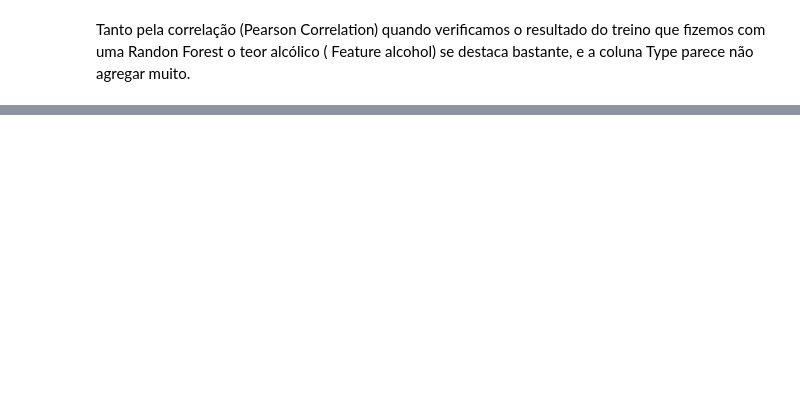
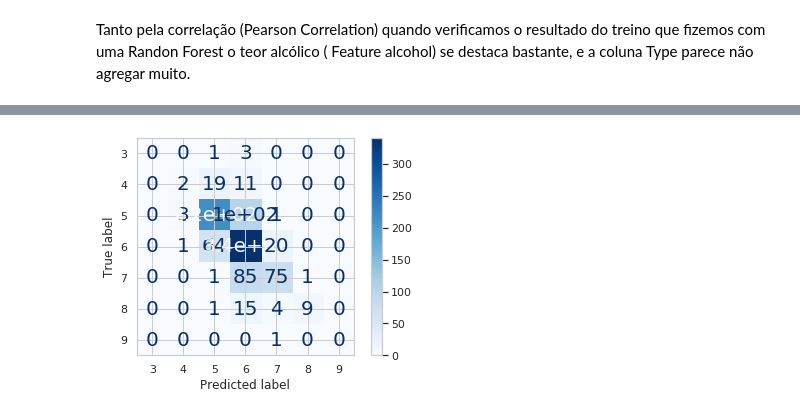
Before and after one commit to ebertolo/wine-quality, a Jupyter notebook: wine-quality-analysis.ipynb, the cells around one changed output, grey strips where cells are left out. Drawn from its saved outputs; the diff is of its cells as text; code cells hidden in the pictures; blank space fills up the shorter version.

Commit message:
Model and Validation

```diff
--- a/wine-quality-analysis.ipynb
+++ b/wine-quality-analysis.ipynb
@@ -323,0 +370,8 @@ Porém aqui vamos utilizar k-folding para garantir que ao validarmos nosso model
+# %%
+X_train, X_test, y_train, y_test = train_test_split(x_min_features, y_hat, test_size=0.15, random_state=random_seed, stratify=y_hat)
+
+rfc = RandomForestClassifier(random_state=random_seed, n_estimators=25, max_depth=13)
+rfc.fit(X_train, y_train)
+
+predictions = rfc.predict(X_test)
+print(classification_report(y_test, predictions, zero_division=False))
@@ -323,0 +398,11 @@ Porém aqui vamos utilizar k-folding para garantir que ao validarmos nosso model
+# %%
+param_grid = {
+                 "n_estimators": [10, 15, 20, 25, 30, 50, 100, 150, 200],
+                 "max_depth": [8, 9, 10, 11, 12, 13, 14, 15, 20, 30],
+                "max_features": [5, 6, 7, 8, 9, 10, 11, 12]
+             }
+# %%
+from sklearn.model_selection import GridSearchCV
+
+grid_rfc = GridSearchCV(rfc, param_grid, cv=5, verbose=True, n_jobs=4)
+grid_rfc.fit(x_features, y_hat)
@@ -323,0 +455,17 @@ Porém aqui vamos utilizar k-folding para garantir que ao validarmos nosso model
+# %%
+X_train, X_test, y_train, y_test = train_test_split(x_features, y_hat, test_size=0.15, random_state=random_seed, stratify=y_hat)
+rfc_v1 = RandomForestClassifier(random_state=random_seed, n_estimators=25, max_depth=13)
+rfc_v1.fit(X_train, y_train)
+
+X_train, X_test, y_train, y_test = train_test_split(x_features, y_hat, test_size=0.15, random_state=random_seed, stratify=y_hat)
+rfc_v2 = RandomForestClassifier(random_state=random_seed, n_estimators=100, max_depth=10, max_features=6)
+rfc_v2.fit(X_train, y_train)
+
+# Hora de testar
+predictions_1 = rfc_v1.predict(X_test)
+predictions_2 = rfc_v2.predict(X_test)
+
+print("model 1")
+print(classification_report(y_test, predictions_1, zero_division=False))
+print("model 2")
+print(classification_report(y_test, predictions_2, zero_division=False))
@@ -323,0 +496,7 @@ Porém aqui vamos utilizar k-folding para garantir que ao validarmos nosso model
+# %%
+from sklearn.metrics import plot_confusion_matrix
+
+plot_confusion_matrix(rfc_v1, X_test, y_test, cmap = 'Blues')
+plt.show()
+# %% [output]
+[figure, added]
```
Also changed, not shown: parts of 22 cells of this notebook.
